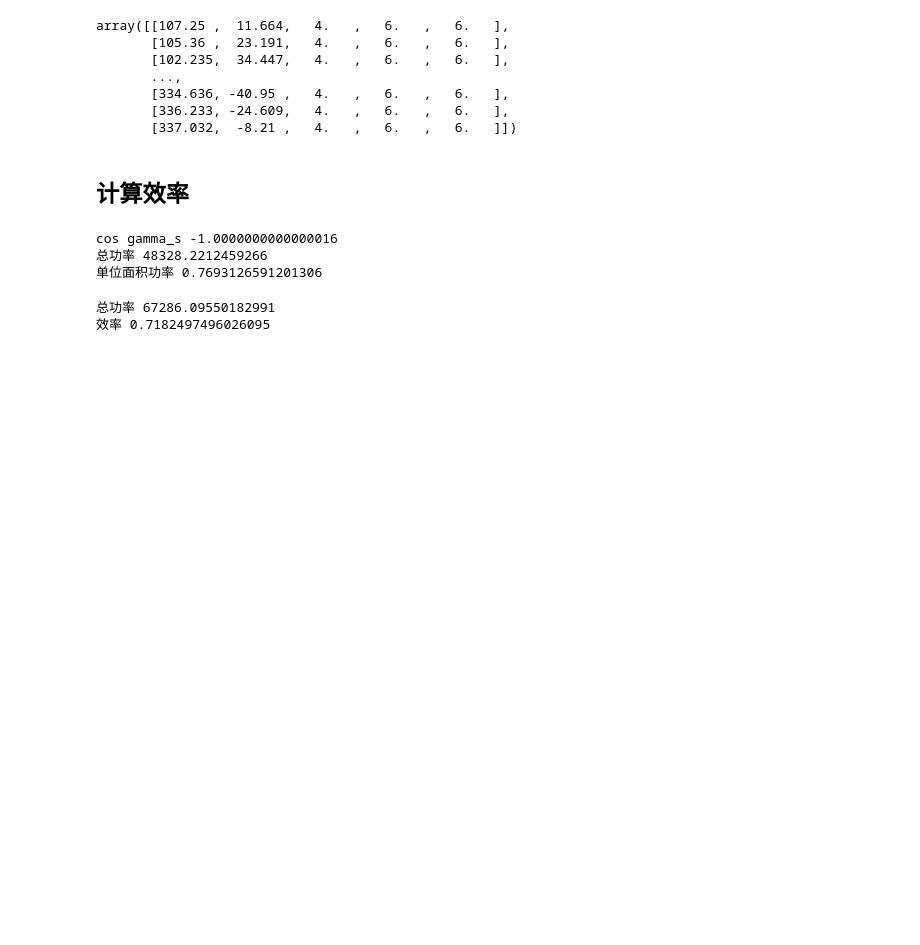
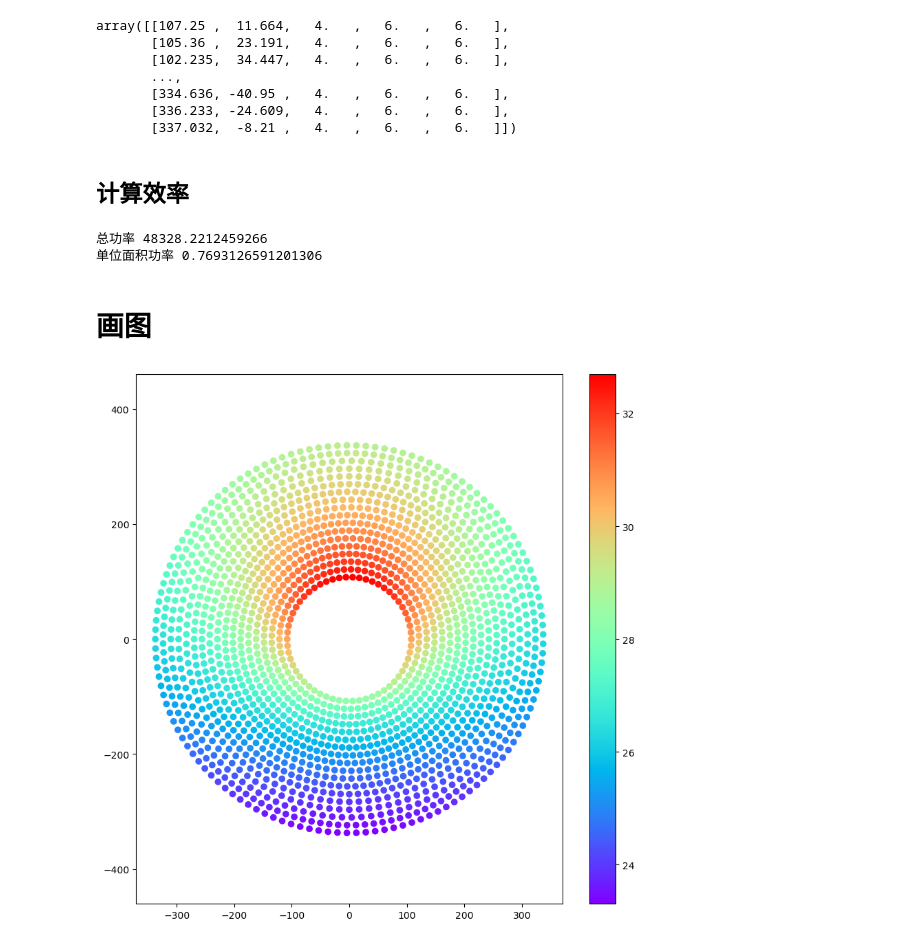
Before and after one commit to Yufeiyu2003/23cmfsh, a Jupyter notebook: lhy_workspace.ipynb, the cells around one changed output. Cells and saved outputs as stored; diff of their text form; code cells hidden in the pictures; blank space fills up the shorter version.

```diff
--- a/lhy_workspace.ipynb
+++ b/lhy_workspace.ipynb
@@ -49,24 +49,32 @@ Day=90
 hour=12
 phi=39.2*np.pi/180
 
-print("cos gamma_s",sun.get_cos_gamma_s(phi,Day,hour))
-
 ps,tal,per=eff.E_field(mirrors,Day,hour,phi,3)
 
 print("总功率",tal)
 print("单位面积功率",per)
 # %% [output]
-cos gamma_s -1.0000000000000016
 总功率 48328.2212459266
 单位面积功率 0.7693126591201306
-# %%
-import DNI as dni
-#计算如果效率为1，总功率为多少
-P_pr = dni.get_DNI(sun.get_alpha_s(phi,Day,hour),3) * 6 * 6 * mirrors.shape[0]
-print("总功率",P_pr)
-
-#计算效率
-print("效率",tal/P_pr)
-# %% [output]
-总功率 67286.09550182991
-效率 0.7182497496026095
+# %% [markdown]
+# 画图
+# %%
+import seaborn as sns
+import matplotlib.pyplot as plt
+
+#绘制功率密度图
+#按镜子x,y坐标画出功率密度图
+#x,y坐标
+x = mirrors[:,0]
+y = mirrors[:,1]
+#功率密度
+ps = ps
+#绘图
+plt.figure(figsize=(10,10))
+plt.scatter(x,y,c=ps,cmap='rainbow')
+plt.colorbar()
+#等比
+plt.axis('equal')
+plt.show()
+# %% [output]
+[figure, added]
```
Also changed, not shown: parts of 1 cell of this notebook, 1 other file.
